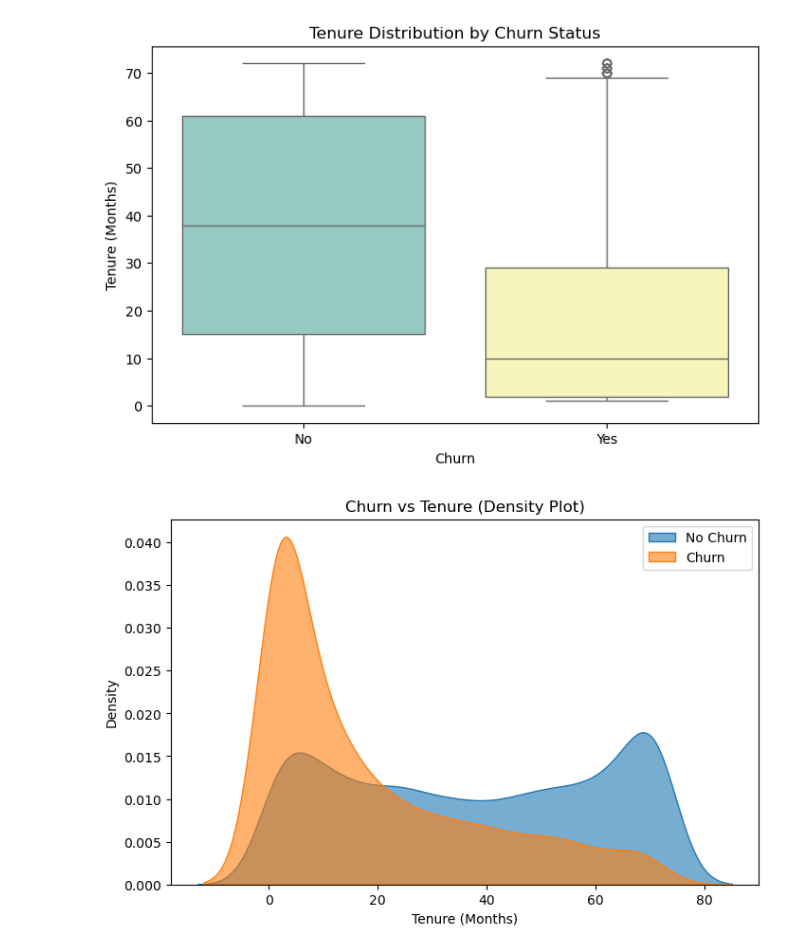
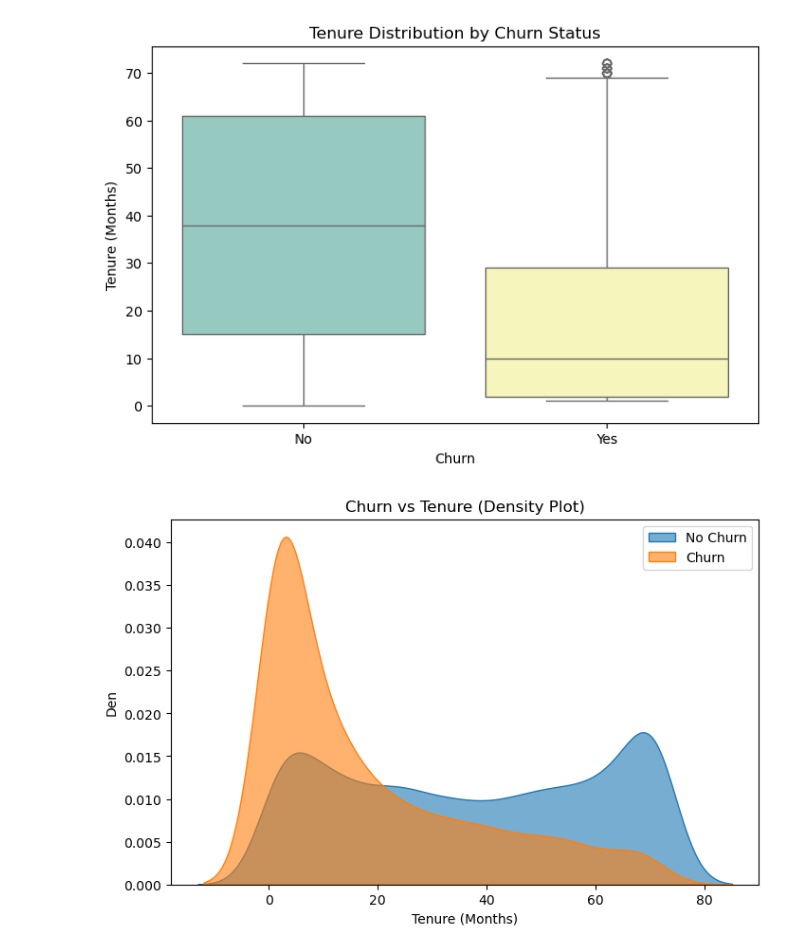
Before and after one commit to adhank10/telco-customer-churn-prediction, a Jupyter notebook: churn_project.ipynb, the cells around one changed output. Drawn from its saved outputs; the diff is of its cells as text; code cells hidden in the pictures.

```diff
--- a/churn_project.ipynb
+++ b/churn_project.ipynb
@@ -96,11 +96,11 @@ plt.show()
 # %%
 plt.figure(figsize=(8,5))
 sns.kdeplot(data=df_main[df_main['Churn'] == 'No'], x='tenure', label='No Churn', fill=True, alpha=0.6)
 sns.kdeplot(data=df_main[df_main['Churn'] == 'Yes'], x='tenure', label='Churn', fill=True, alpha=0.6)
 plt.title('Churn vs Tenure (Density Plot)')
 plt.xlabel('Tenure (Months)')
-plt.ylabel('Density')
+plt.ylabel('Den')
 plt.legend()
 plt.show()
 # %% [output]
-[figure, old version]
+[figure, new version]
```
